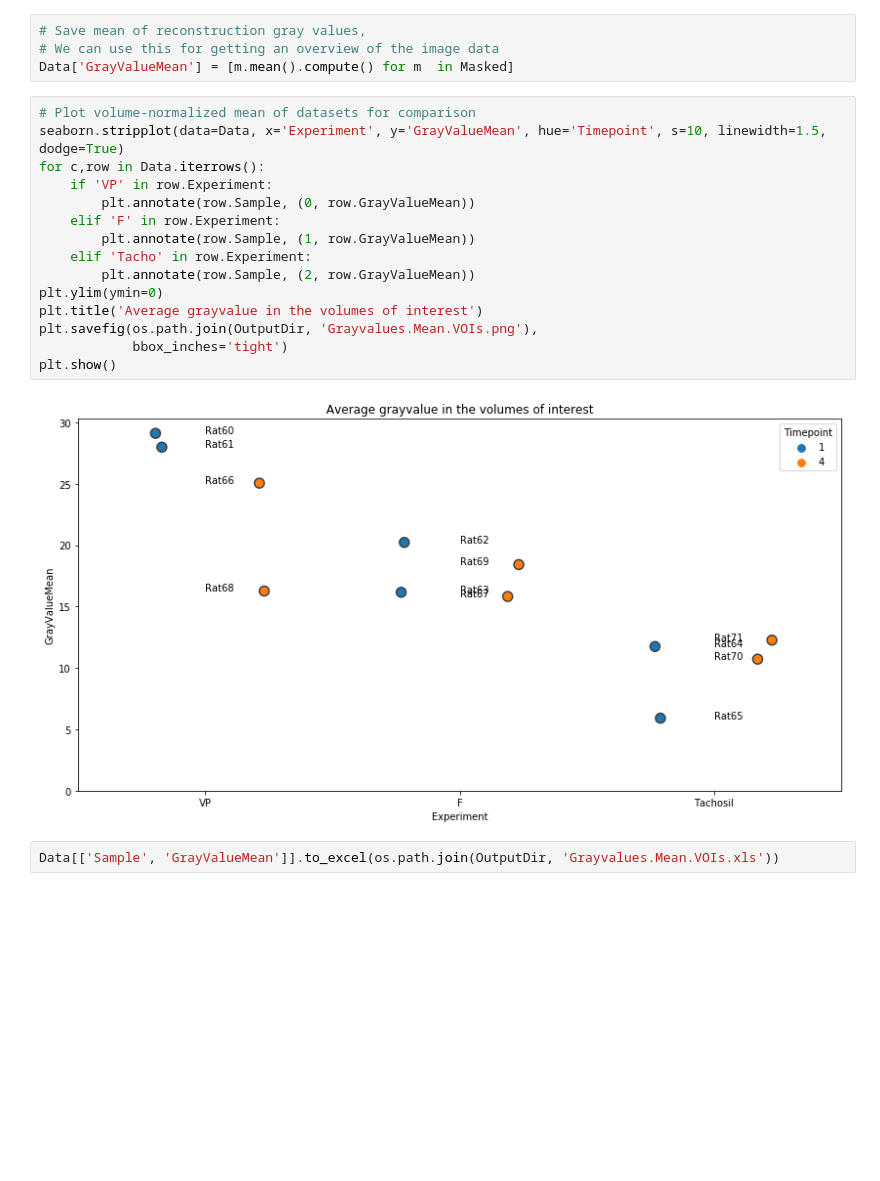
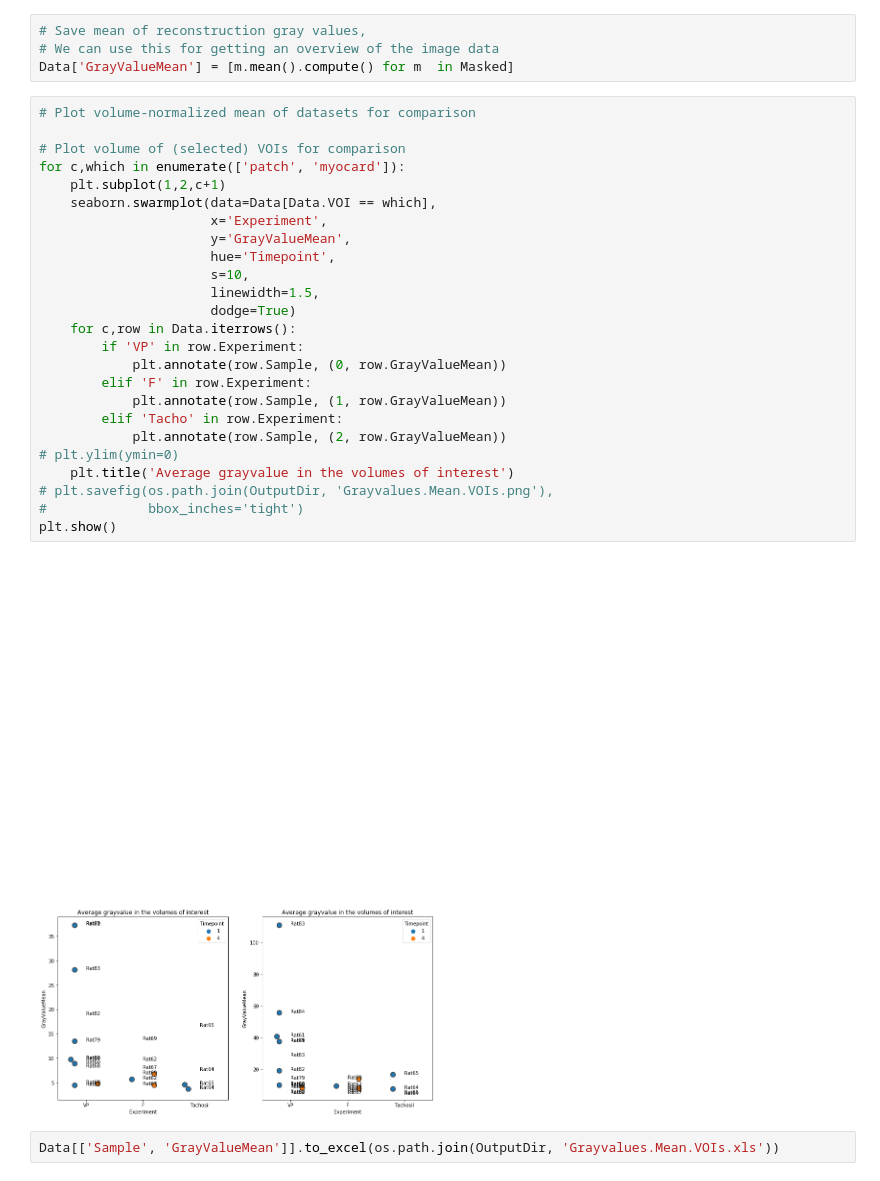
Before and after one commit to habi/heart-neoangiogenesis, a Jupyter notebook: Patch-Delineation-Analysis.ipynb, the cells around one changed output. Drawn from its saved outputs; the diff is of its cells as text; blank space fills up the shorter version.

```diff
--- a/Patch-Delineation-Analysis.ipynb
+++ b/Patch-Delineation-Analysis.ipynb
@@ -512,21 +484,31 @@ Data[['Sample',
 Data['GrayValueMean'] = [m.mean().compute() for m  in Masked]
 # %%
 # Plot volume-normalized mean of datasets for comparison
-seaborn.stripplot(data=Data, x='Experiment', y='GrayValueMean', hue='Timepoint', s=10, linewidth=1.5, dodge=True)
-for c,row in Data.iterrows():
-    if 'VP' in row.Experiment:
-        plt.annotate(row.Sample, (0, row.GrayValueMean))
-    elif 'F' in row.Experiment:
-        plt.annotate(row.Sample, (1, row.GrayValueMean))
-    elif 'Tacho' in row.Experiment:
-        plt.annotate(row.Sample, (2, row.GrayValueMean))
-plt.ylim(ymin=0)
-plt.title('Average grayvalue in the volumes of interest')
-plt.savefig(os.path.join(OutputDir, 'Grayvalues.Mean.VOIs.png'),
-            bbox_inches='tight')
+
+# Plot volume of (selected) VOIs for comparison
+for c,which in enumerate(['patch', 'myocard']):
+    plt.subplot(1,2,c+1)
+    seaborn.swarmplot(data=Data[Data.VOI == which],
+                      x='Experiment',
+                      y='GrayValueMean',
+                      hue='Timepoint',
+                      s=10,
+                      linewidth=1.5,
+                      dodge=True)
+    for c,row in Data.iterrows():
+        if 'VP' in row.Experiment:
+            plt.annotate(row.Sample, (0, row.GrayValueMean))
+        elif 'F' in row.Experiment:
+            plt.annotate(row.Sample, (1, row.GrayValueMean))
+        elif 'Tacho' in row.Experiment:
+            plt.annotate(row.Sample, (2, row.GrayValueMean))
+# plt.ylim(ymin=0)
+    plt.title('Average grayvalue in the volumes of interest')
+# plt.savefig(os.path.join(OutputDir, 'Grayvalues.Mean.VOIs.png'),
+#             bbox_inches='tight')
 plt.show()
 # %% [output]
-[figure, old version]
+[figure, new version]
 # %%
 Data[['Sample', 'GrayValueMean']].to_excel(os.path.join(OutputDir, 'Grayvalues.Mean.VOIs.xls'))
 # %%
```
Also changed, not shown: parts of 7 cells of this notebook, 1 other file.
